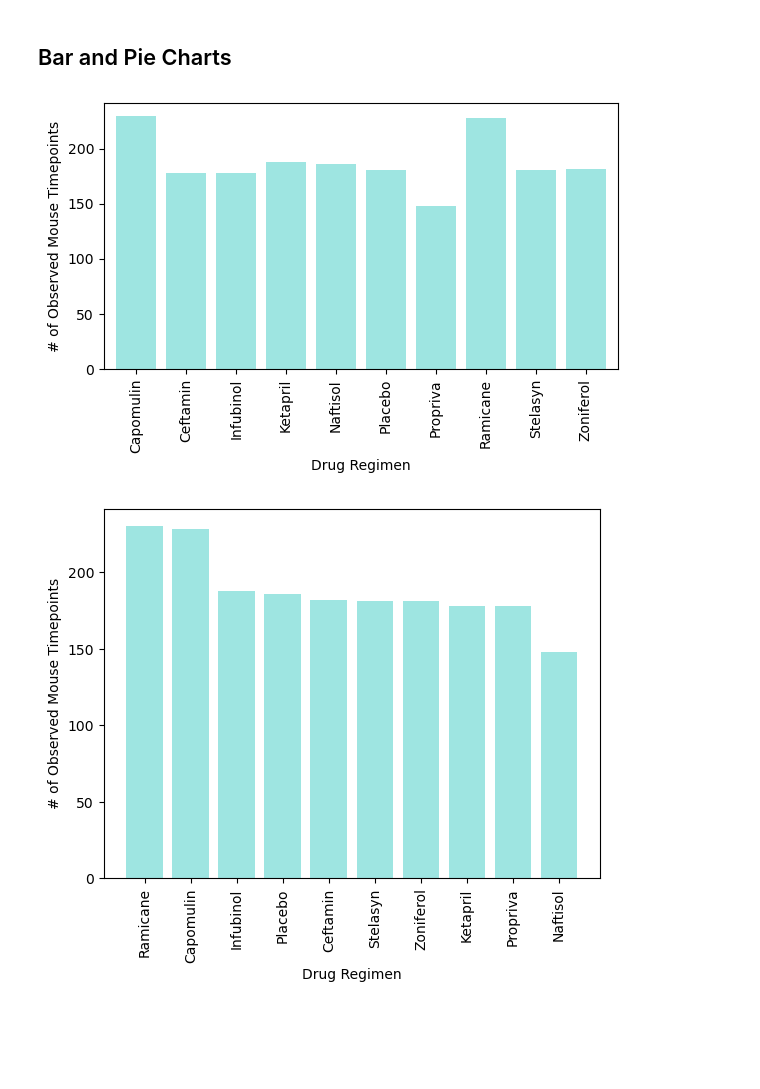
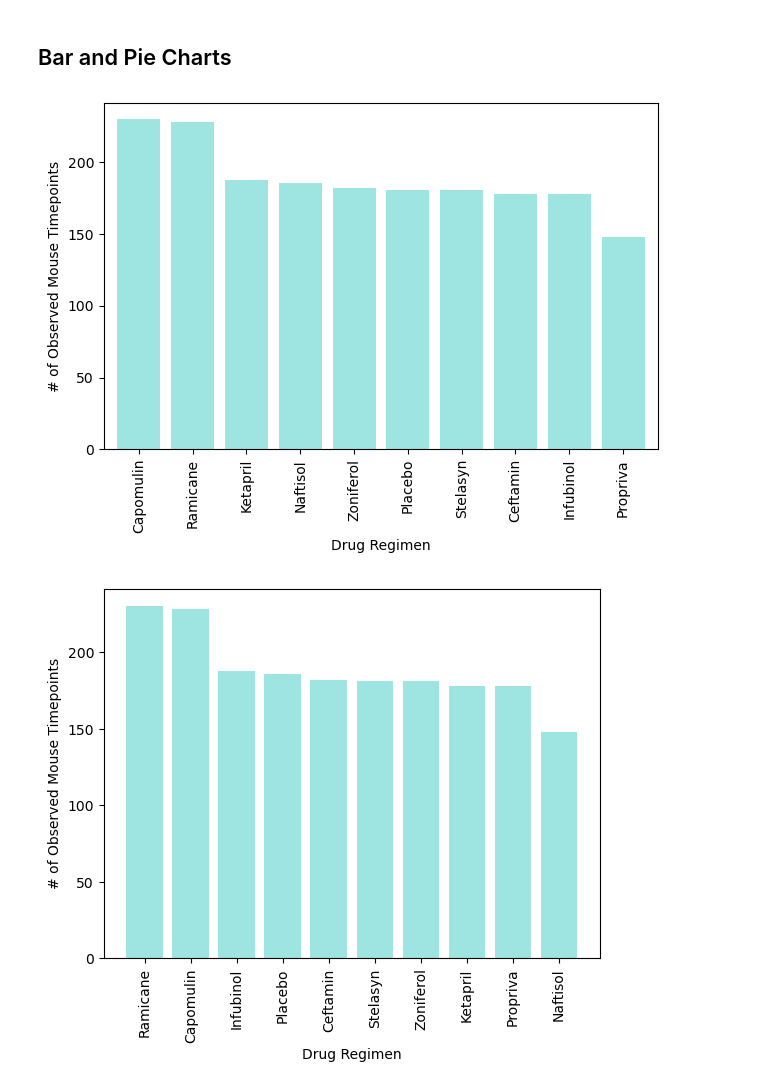
Before and after one commit to laurajanefaulds/matplotlib_challenge, a Jupyter notebook: Pymaceuticals/pymaceuticals_ljf.ipynb, the cells around one changed output. Cells and saved outputs as stored; diff of their text form; code cells hidden in the pictures; blank space fills up the shorter version.

```diff
--- a/Pymaceuticals/pymaceuticals_ljf.ipynb
+++ b/Pymaceuticals/pymaceuticals_ljf.ipynb
@@ -163,16 +172,17 @@ summary_stats_2_df
 ## Bar and Pie Charts
 # %%
 # Generate a bar plot showing the total number of rows (Mouse ID/Timepoints) for each drug regimen using Pandas.
-drug_reg_rows_df = clean_df.groupby(["Drug Regimen"])["Drug Regimen"].count()
+
+drug_reg_rows_df = clean_df.groupby(["Drug Regimen"])["Drug Regimen"].count().sort_values(ascending=False)
 drug_reg_rows_df
 
-drug_reg_rows_chart = drug_reg_rows_df.plot(kind="bar", color="#3fccc5", alpha=0.5, width=(0.8), figsize=(6,4))
+drug_reg_rows_chart = drug_reg_rows_df.plot(kind="bar", color="#3fccc5", alpha=0.5, width=(0.8))
 drug_reg_rows_chart.set_xlabel("Drug Regimen")
 drug_reg_rows_chart.set_ylabel("# of Observed Mouse Timepoints")
 
 plt.tight_layout()
 plt.show()
 # %% [output]
-[figure, old version]
+[figure, new version]
 # %%
 # Generate a bar plot showing the total number of rows (Mouse ID/Timepoints) for each drug regimen using pyplot.
```
Also changed, not shown: parts of 14 cells of this notebook, 3 other files.
